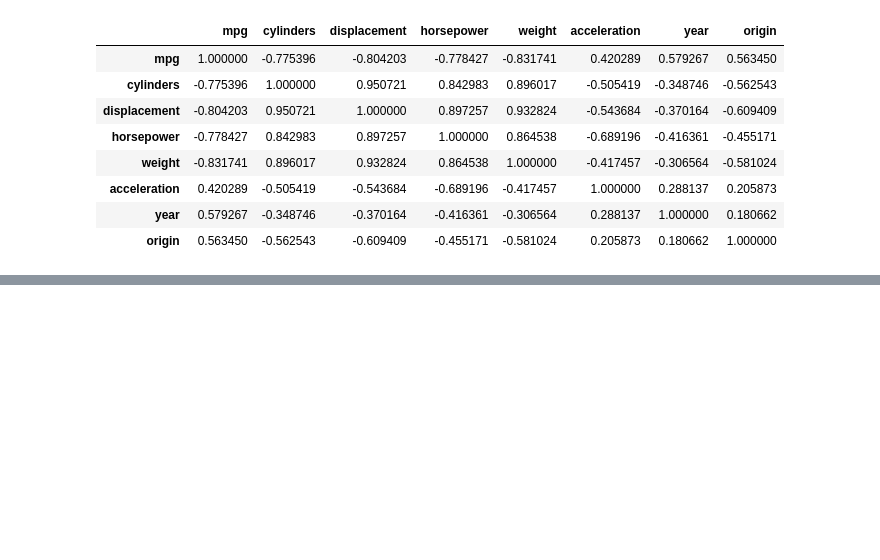
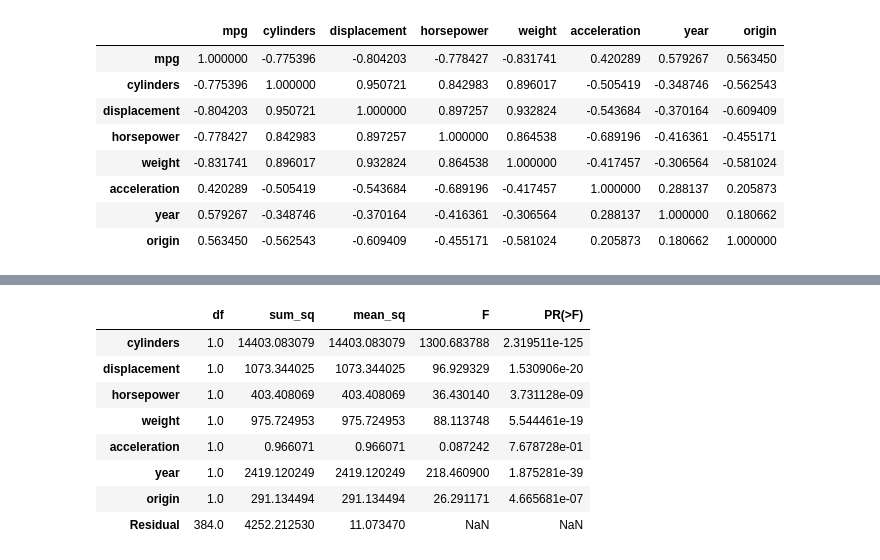
Before and after one commit to mw1296/DSAN5300, a Jupyter notebook: homeworks/HW-2/HW-2.ipynb, the cells around one changed output, grey strips where cells are left out. Cells and saved outputs as stored; diff of their text form; code cells hidden in the pictures; blank space fills up the shorter version.

```diff
--- a/homeworks/HW-2/HW-2.ipynb
+++ b/homeworks/HW-2/HW-2.ipynb
@@ -141,0 +192,19 @@ df.corr()
+# %%
+# rebuild the model using smf
+mlr_model = smf.ols(
+    'mpg ~ cylinders + displacement + horsepower + weight + acceleration + year + origin',
+    data=df
+).fit()
+
+# anova_lm
+anova_lm(mlr_model)
+# %% [output]
+|  | df | sum_sq | mean_sq | F | PR(>F) |
+| cylinders | 1.0 | 14403.083079 | 14403.083079 | 1300.683788 | 2.319511e-125 |
+| displacement | 1.0 | 1073.344025 | 1073.344025 | 96.929329 | 1.530906e-20 |
+| horsepower | 1.0 | 403.408069 | 403.408069 | 36.430140 | 3.731128e-09 |
+| weight | 1.0 | 975.724953 | 975.724953 | 88.113748 | 5.544461e-19 |
+| acceleration | 1.0 | 0.966071 | 0.966071 | 0.087242 | 7.678728e-01 |
+| year | 1.0 | 2419.120249 | 2419.120249 | 218.460900 | 1.875281e-39 |
+| origin | 1.0 | 291.134494 | 291.134494 | 26.291171 | 4.665681e-07 |
+| Residual | 384.0 | 4252.212530 | 11.073470 | NaN | NaN |
```
Also changed, not shown: parts of 8 cells of this notebook.
